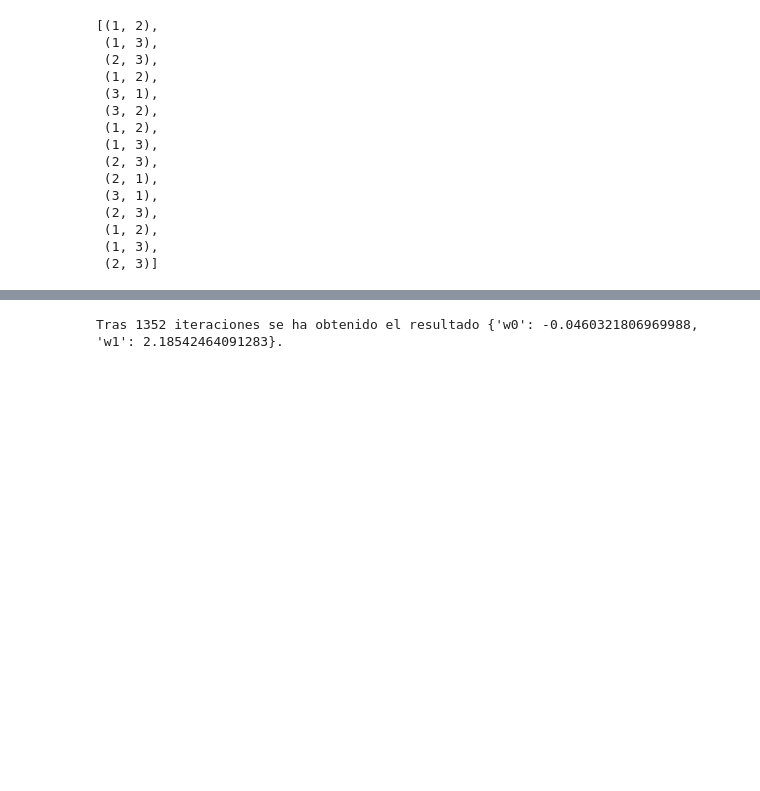
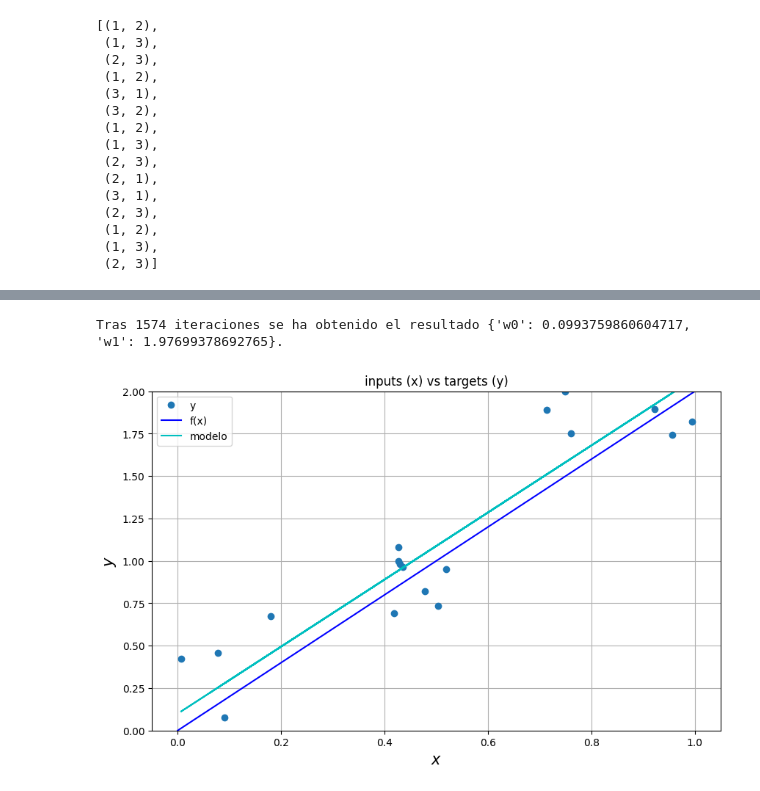
Before and after one commit to AlbertoEscrivaCastro/03MIAR_04_B_2023-24_Algoritmos-de-Optimizacion, a Jupyter notebook: Retos.ipynb, the cells around one changed output, grey strips where cells are left out. Saved outputs shown, nothing was run; the diff lists cells and outputs as text; code cells hidden in the pictures; blank space fills up the shorter version.

```diff
--- a/Retos.ipynb
+++ b/Retos.ipynb
@@ -161,7 +161,7 @@ def grad_desc( funcion , Xn , gamma , tol , maxit ):
   Xn              = sym.Array( Xn )
 
   # Primero se obtienen todas las variables de todas las componentes de la función y se ordenan.
-  X   = list( funcion.free_symbols )
+  X               = list( funcion.free_symbols )
   X.sort( key = lambda xi: xi.name)
 
   # Se calcula el gradietne de forma simbólica, una única vez para que valga para todas
@@ -189,7 +189,7 @@ def grad_desc( funcion , Xn , gamma , tol , maxit ):
   else:
     print(f"Tras {iteraciones} iteraciones se ha obtenido el resultado {Xn_dict}.")
 
-  return Xn
+  return Xn_dict
 # %%
 # Se definen los parámetros de la ejecución del algoritmo y se ejecuta.
 # Generamos un punto aleatorio inicial
@@ -198,6 +198,22 @@ gamma = 0.1
 tol   = 1e-12
 maxit = 1e4
 
-min_1 = grad_desc( error , X0 , gamma , tol , maxit )
+parametros = grad_desc( error , X0 , gamma , tol , maxit )
 # %% [output]
-Tras 1352 iteraciones se ha obtenido el resultado {'w0': -0.0460321806969988, 'w1': 2.18542464091283}.
+Tras 1574 iteraciones se ha obtenido el resultado {'w0': 0.0993759860604717, 'w1': 1.97699378692765}.
+# %%
+modelo_x = parametros['w1'] * x + parametros['w0']
+
+plt.plot(x, y, 'o', label='y')
+plt.plot([0, 1], [f(0), f(1)], 'b-', label='f(x)')
+plt.plot(x, modelo_x, 'c', label='modelo')
+plt.xlabel('$x$', fontsize=15)
+plt.ylabel('$y$', fontsize=15)
+plt.ylim([0,2])
+plt.title('inputs (x) vs targets (y)')
+plt.grid()
+plt.legend(loc=2)
+plt.gcf().set_size_inches((10,6))
+plt.show()
+# %% [output]
+[figure, added]
```
Also changed, not shown: parts of 3 cells of this notebook.
